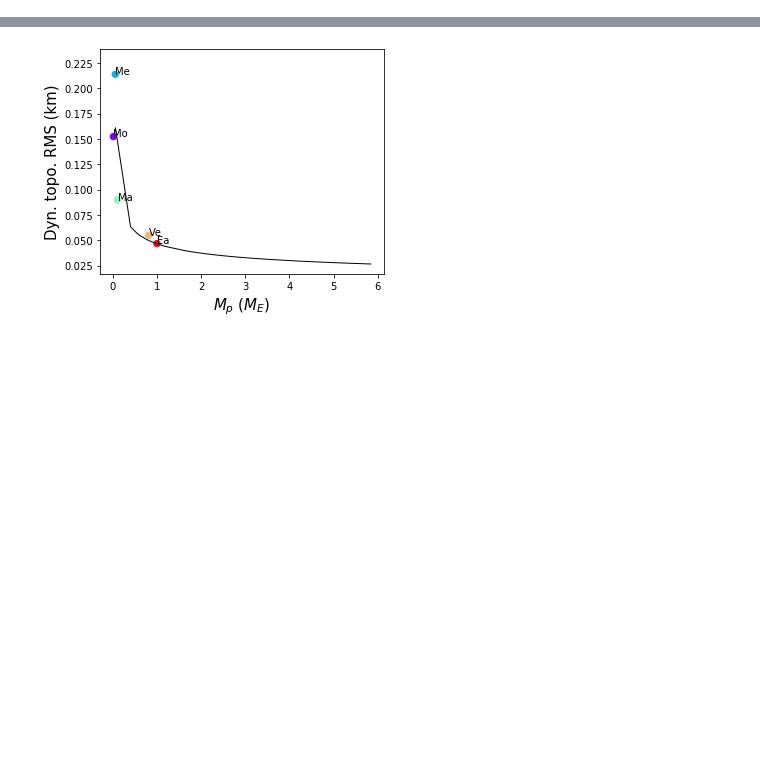
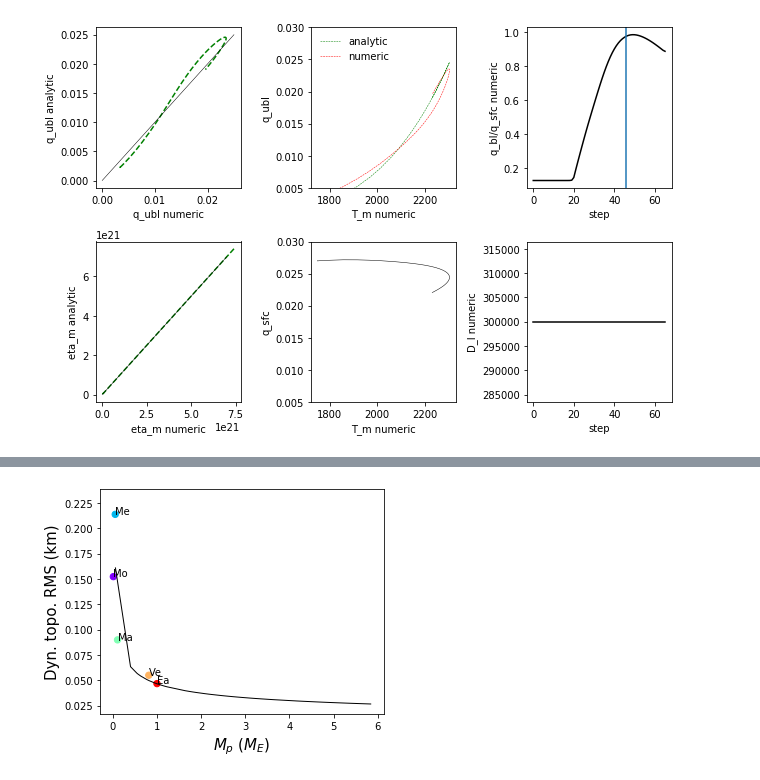
Before and after one commit to clairesworld/exo-top, a Jupyter notebook: top_model.ipynb, the cells around one changed output, grey strips where cells are left out. Cells and saved outputs as stored; diff of their text form; code cells hidden in the pictures; blank space fills up the shorter version.

```diff
--- a/top_model.ipynb
+++ b/top_model.ipynb
@@ -561,0 +679,93 @@ fig.savefig(fig_path+'tradeoffs.pdf', bbox_inches='tight')
+# %%
+# compare analytic and numerical
+plargs = dict(Alb=None,
+                             H_0=4e-12, # final radiogenic heating in W/kg
+                             X_K=305, # initial abundance of K in wt ppm
+                             X_U=16e-3, # initial abundane of U in wt ppm
+                             X_Th=56e-3, # initial abundance of Th in wt ppm
+                             L=None,
+                             Ra_crit_u=450,
+                             R_p0=3400e3,
+                             R_c0=1700e3,
+                             alpha_m=2.5e-5, # thermal expansivity
+                             k_m=4, # silicate thermal conductivity
+                             CMF=0.24, # not used
+                             rho_c=7200, # core density
+                             rho_m=3500, # mantle density
+                             rho_lith=None,
+                             c_m=1142, #<----??? TODO: check if you need constant volume c_p
+                             c_c=840, # specific heat for core in J/K/kg
+                             k_lm=4, # thermal conduvtivity lower mantle
+                             beta_u=None, # defaults to 1/3
+                             beta_c=None, # defaults to 1/3
+                             a_rh=2.44, # for beta=1/3
+                             Ea=300e3, # activation energy in J for viscosity law
+                             eta_0=1e21, # reference dynamic viscosity in Pa s
+                             T_ref=1600, # viscosity law reference temperature in K
+                             T_s=250, # fixed surface temp in K
+                             M_p=6.39e23, # only used for gravity in this case
+                             sma=None,
+                             ident='Mars1')
+Mars1 = tp.TerrestrialPlanet(**plargs)
+model_args = dict(T_m0=1750, T_c0=2250, D_l0=300e3, tf=4.5, visc_type='KW',
+              complexity=2) # model params
+Mars1 = therm.solve(Mars1, **model_args) # T_m, T_c, D_l
+
+
+Mars1_anal = tp.TerrestrialPlanet(**plargs)
+Mars1_anal.init_derived( **plargs)
+Mars1_anal.eta_m = rh.eta_KW(Mars1.T_m, pl=Mars1_anal)
+Mars1_anal.q_ubl = q_bl_analytic(T_m=Mars1.T_m, pl=Mars1_anal, **plargs)
+
+
+T_m = Mars1.T_m
+q_ubl = Mars1.q_ubl
+ratio = q_ubl/Mars1.q_sfc
+i_max = np.where(q_ubl==np.max(q_ubl))[0][0]
+
+
+fig, axes = plt.subplots(2, 3, figsize=(9,6))
+ax = axes[0][0]
+ax.plot(Mars1.q_ubl, Mars1_anal.q_ubl, 'g--') # not the same clearly
+ax.plot(np.linspace(0, 0.025), np.linspace(0, 0.025), 'k', lw=0.5)
+ax.set_xlabel('q_ubl numeric')
+ax.set_ylabel('q_ubl analytic')
+
+ax = axes[1][0]
+ax.plot(Mars1.eta_m, Mars1_anal.eta_m, 'g--')
+ax.set_xlabel('eta_m numeric')
+ax.set_ylabel('eta_m analytic')
+ax.plot(np.linspace(0, 7e21), np.linspace(0, 7e21), 'k', lw=0.5)
+
+ax = axes[0][1]
+ax.plot(Mars1.T_m, Mars1_anal.q_ubl, 'g--', lw=0.5, label='analytic') # backtrack because temp not monotonically increase
+ax.plot(Mars1.T_m, Mars1.q_ubl, 'r--', lw=0.5, label='numeric')
+ax.set_xlabel('T_m numeric')
+ax.set_ylabel('q_ubl')
+ax.legend(frameon=False)
+ax.set_ylim(0.005, 0.03)
+
+ax = axes[1][1]
+ax.plot(Mars1.T_m, Mars1.q_sfc, 'k', lw=0.5, label='numeric')
+ax.set_xlabel('T_m numeric')
+ax.set_ylabel('q_sfc')
+ax.set_ylim(0.005, 0.03)
+
+
+ax = axes[0][2]
+ax.plot(Mars1.q_ubl/Mars1.q_sfc, 'k')
+ax.axvline(i_max)
+ax.set_xlabel('step')
+ax.set_ylabel('q_bl/q_sfc numeric')
+
+ax = axes[1][2]
+ax.plot(Mars1.D_l, 'k')
+ax.set_xlabel('step')
+ax.set_ylabel('D_l numeric')
+
+plt.tight_layout()
+
+
+print('max qbl at T=',T_m[np.where(q_ubl==np.max(q_ubl))])
+print('max qbl/qsfc at T=',T_m[np.where(ratio==np.max(ratio))])
+# %% [output]
@@ -561,0 +774 @@ fig.savefig(fig_path+'tradeoffs.pdf', bbox_inches='tight')
+[figure, added]
```
Also changed, not shown: parts of 13 cells of this notebook, 10 other files.
